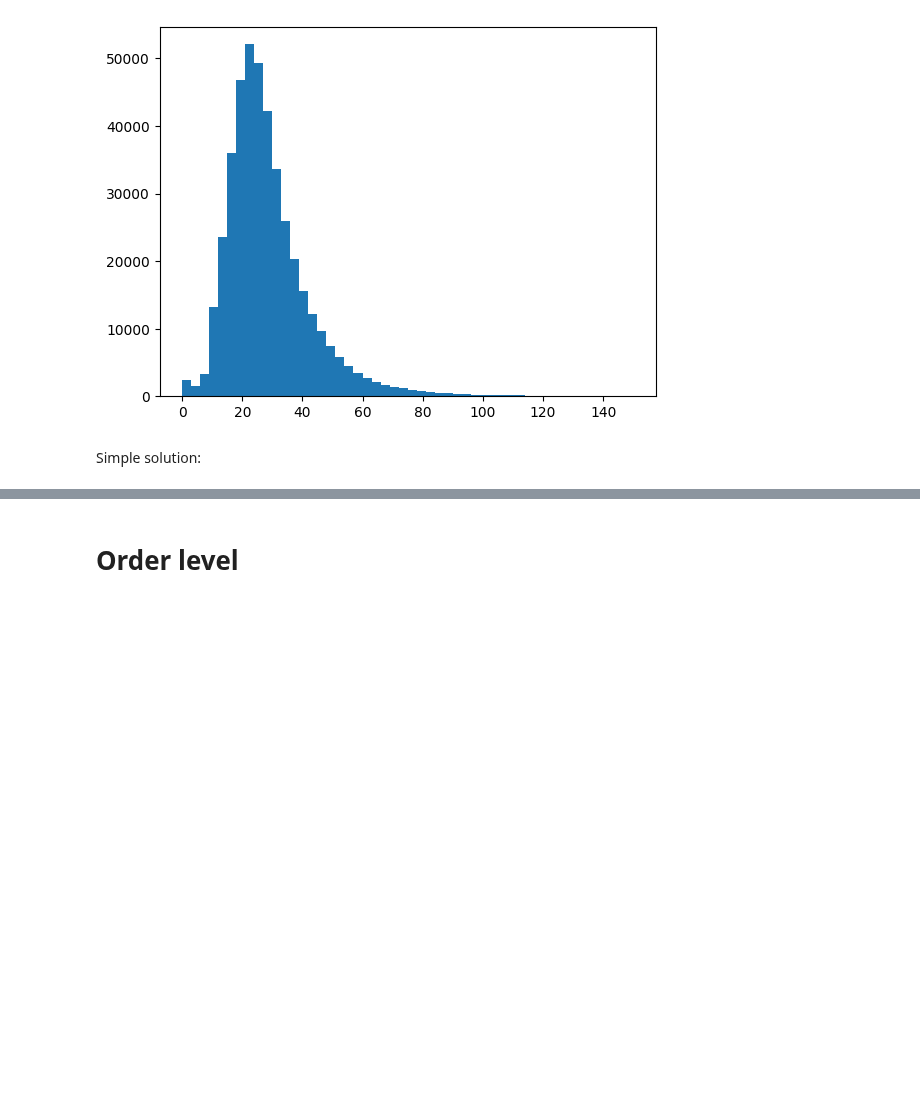
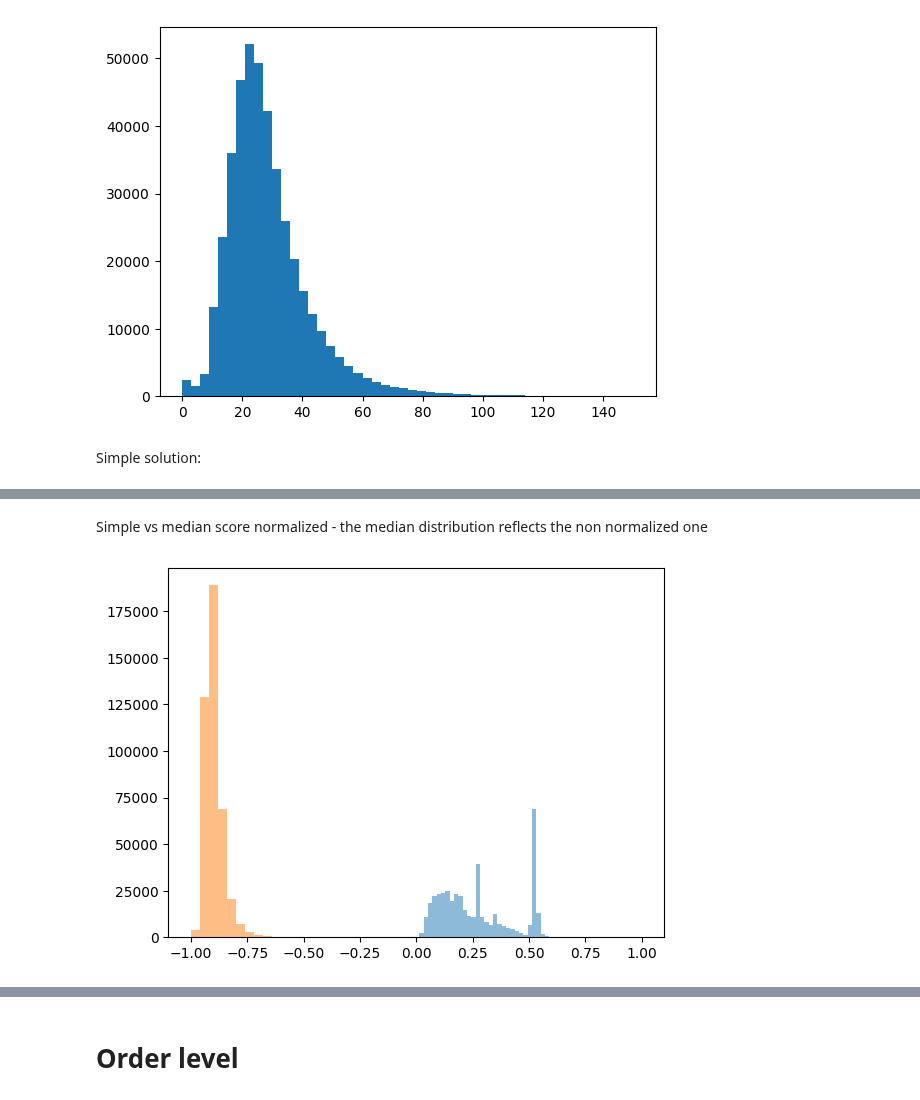
Before and after one commit to AChiaraCapuano/incentives_analysis, a Jupyter notebook: analysis_nb.ipynb, the cells around one changed output, grey strips where cells are left out. Saved outputs shown, nothing was run; the diff lists cells and outputs as text; code cells hidden in the pictures; blank space fills up the shorter version.

```diff
--- a/analysis_nb.ipynb
+++ b/analysis_nb.ipynb
@@ -130,0 +124,7 @@ df_median_sol
+# %% [markdown]
+Simple vs median score normalized - the median distribution reflects the non normalized one
+# %%
+plt.hist(df_median_sol['simple_score'], alpha=0.5, label='simple_score', bins=50);
+plt.hist(df_median_sol['median_score_normalized'], alpha=0.5, label='median_score_normalized', bins=50);
+# %% [output]
+[figure, added]
```
Also changed, not shown: parts of 20 cells of this notebook.
